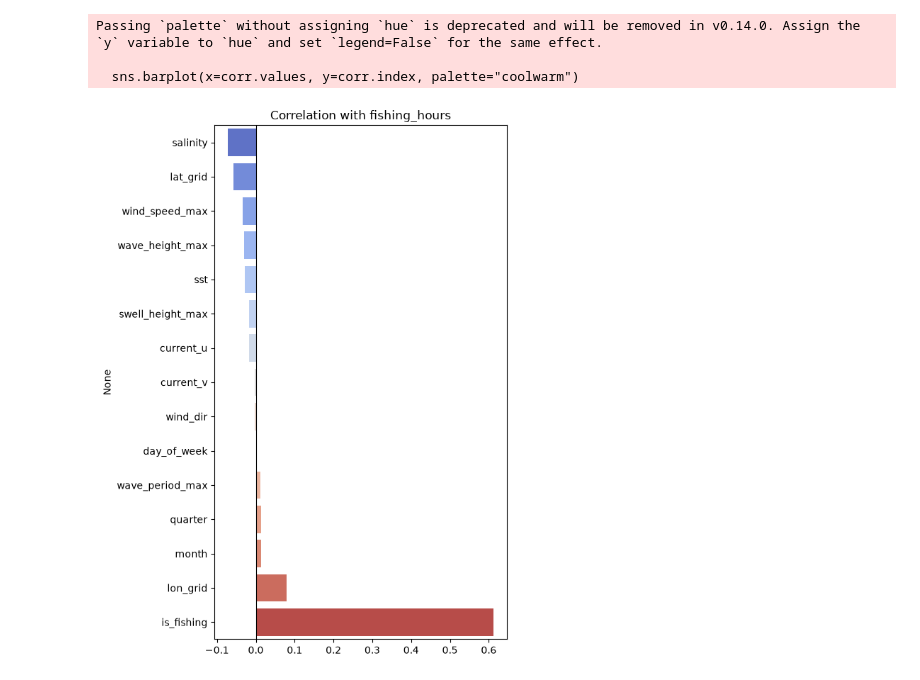
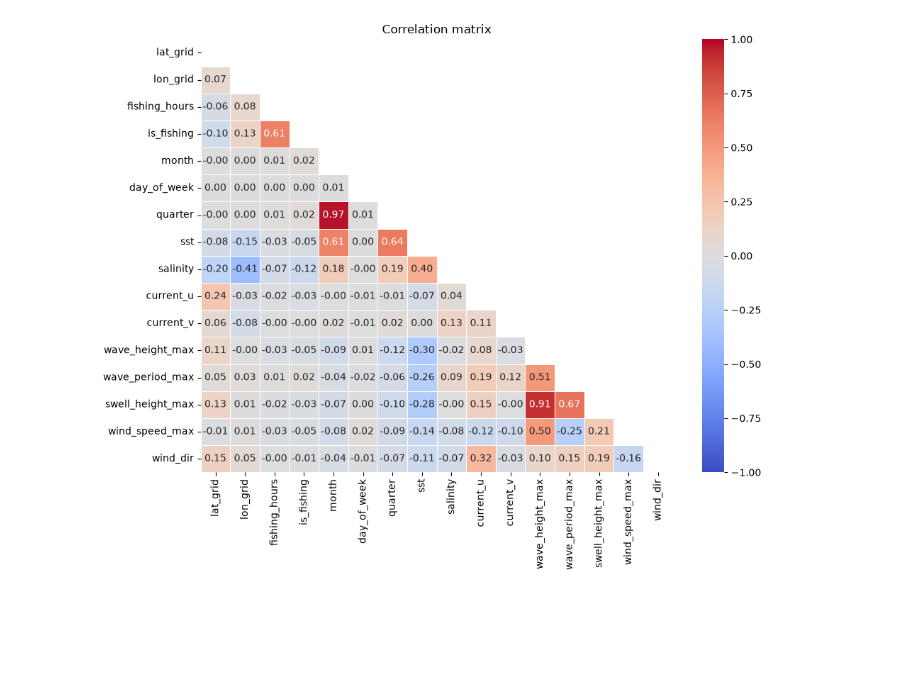
Before and after one commit to 3alae-22/ML-PROJECT, a Jupyter notebook: notebooks/02_eda.ipynb, the cells around one changed output. Drawn from its saved outputs; the diff is of its cells as text; code cells hidden in the pictures; blank space fills up the shorter version.

```diff
--- a/notebooks/02_eda.ipynb
+++ b/notebooks/02_eda.ipynb
@@ -11,25 +11,23 @@ engine = create_engine("postgresql://db_user:db_password@localhost:5000/db")
 
 df = pd.read_sql_table("table_clean", engine, schema="dev")
 # %%
-col = "fishing_hours"
+corr = df.corr(numeric_only=True)
 
-corr = df.corr(numeric_only=True)[[col]].drop(col)
+mask = np.triu(np.ones_like(corr, dtype=bool))
 
-plt.figure(figsize=(2, 6))
+plt.figure(figsize=(10, 8))
 sns.heatmap(
     corr,
+    mask=mask,
     annot=True,
     fmt=".2f",
     cmap="coolwarm",
     center=0,
     vmin=-1, vmax=1,
     linewidths=0.5
 )
-plt.title(f"Correlation with {col}")
+plt.title("Correlation matrix")
 plt.tight_layout()
 plt.show()
 # %% [output]
-Passing `palette` without assigning `hue` is deprecated and will be removed in v0.14.0. Assign the `y` variable to `hue` and set `legend=False` for the same effect.
-
-  sns.barplot(x=corr.values, y=corr.index, palette="coolwarm")
-[figure, old version]
+[figure, new version]
```
